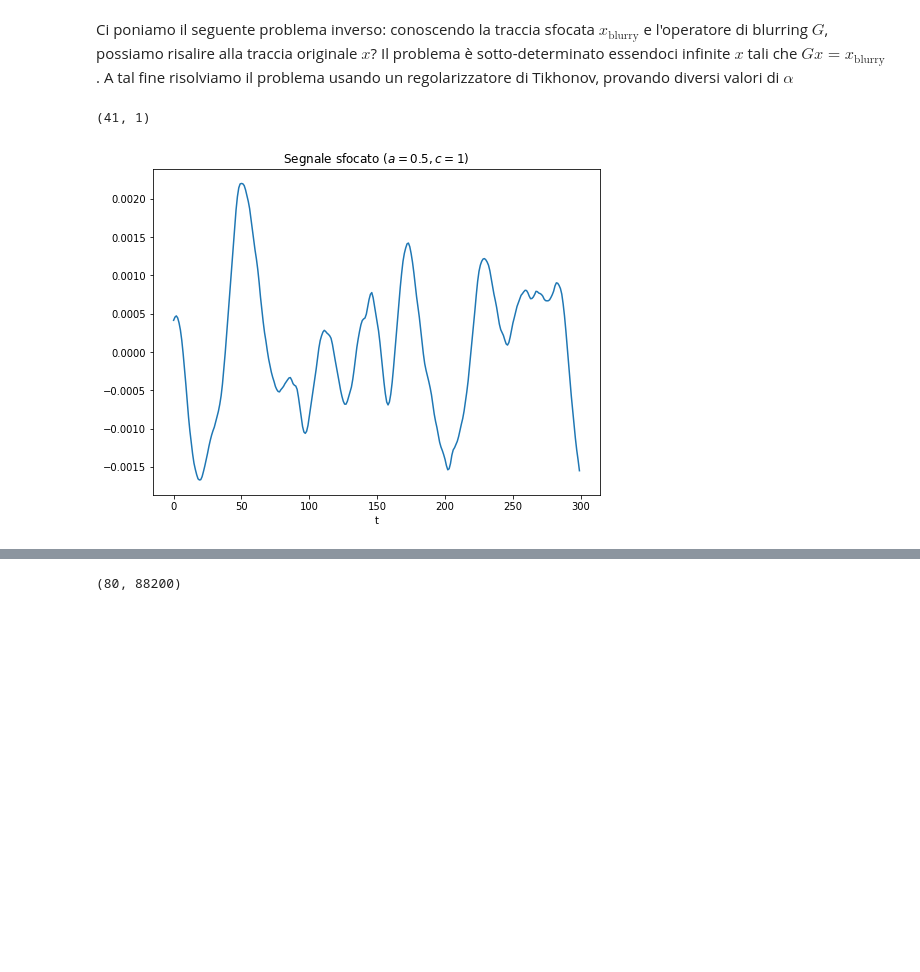
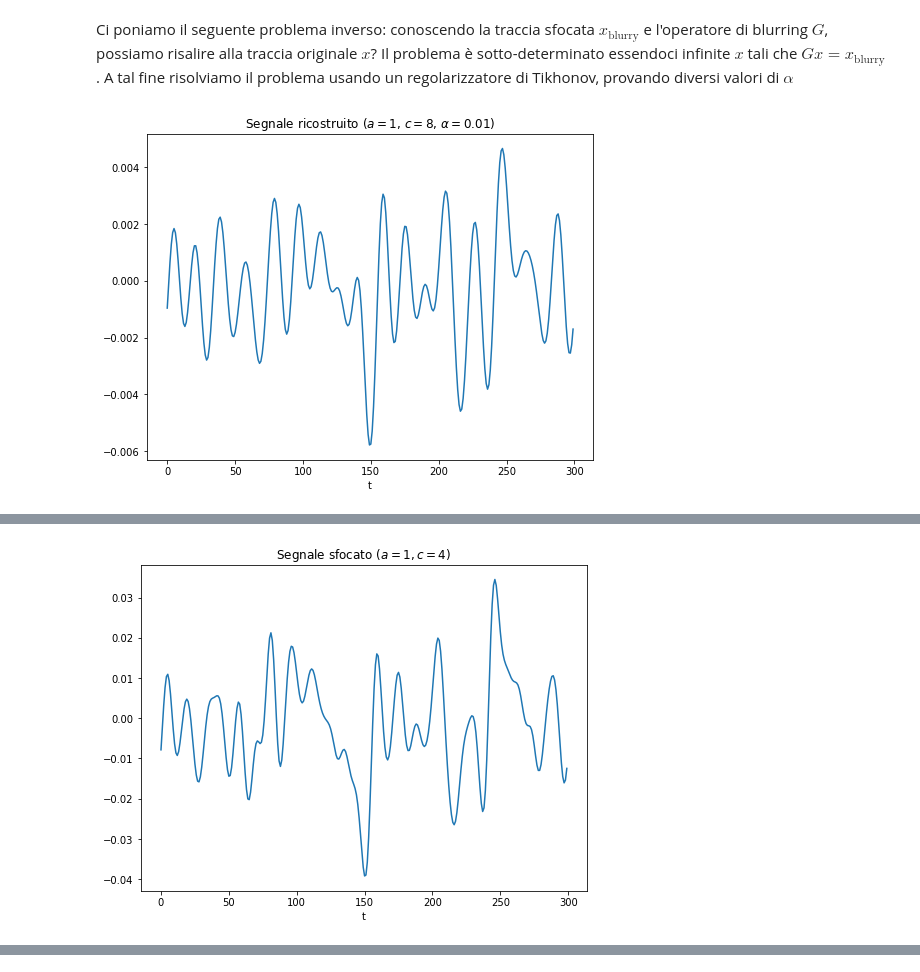
Before and after one commit to erodola/NumMeth-s2-2022, a Jupyter notebook: esercizi/ex3/ex3.ipynb, the cells around one changed output, grey strips where cells are left out. Cells and saved outputs as stored; diff of their text form; code cells hidden in the pictures; blank space fills up the shorter version.

```diff
--- a/esercizi/ex3/ex3.ipynb
+++ b/esercizi/ex3/ex3.ipynb
@@ -222 +253,3 @@ drums_blur = G @ multi_roll(drums)
+# %%
+drums_chunk_blur_c1 = K @ drums_chunk
 # %%
@@ -233,11 +265,17 @@ Osserviamo che il segnale è diventato più *smooth*. Vediamo cosa succede se au
 # %%
 a = 1.
 c = 8.
-G = a*np.exp(-kernel_interval**2/(2*c**2))
+kernel_row = a*np.exp(-kernel_interval**2/(2*c**2))
 
-y_plot = G
+y_plot = kernel_row
 x_plot = kernel_interval
-plot(x_plot, y_plot, title="Kernel Gaussiano (a = 0.5, c = 1)")
+plot(x_plot, y_plot, title="Kernel Gaussiano (a = 1, c = 8)")
 
-G = G[np.newaxis, :]
+kernel_row_shifted = np.roll(kernel_row, shift=-n//2)
+y_plot = kernel_row_shifted
+x_plot = kernel_interval
+plot(x_plot, y_plot, title="Kernel Gaussiano shiftato (a = 1, c = 8)")
+
+K = scipy.linalg.toeplitz(kernel_row_shifted)
+plt.imshow(K)
 # %% [output]
@@ -247 +286,3 @@ drums_blur = G@multi_roll(drums)
+# %%
+drums_chunk_blur_c2 = K@drums_chunk
 # %%
@@ -256,21 +296,24 @@ IPython.display.Audio(drums_blur, rate=sr)
 # %% [markdown]
 Ci poniamo il seguente problema inverso: conoscendo la traccia sfocata $x_{\text{blurry}}$ e l'operatore di blurring $G$, possiamo risalire alla traccia originale $x$? Il problema è sotto-determinato essendoci infinite $x$ tali che $G x = x_{\text{blurry}}$. A tal fine risolviamo il problema usando un regolarizzatore di Tikhonov, provando diversi valori di $\alpha$
 # %%
-x_blurry = drums_blur
+x_blurry = drums_chunk_blur_c2
 
-alpha = 0.1
+alpha = 0.01
 
-x_1 = np.linalg.inv(G.T@G + alpha*np.eye(G.shape[1]))@G.T@x_blurry
-x_1 = x_1[entries//2,:]
+x_1 = np.linalg.inv(K.T@K + alpha*np.eye(K.shape[1]))@K.T@x_blurry
-# %%
-(np.linalg.inv(G.T@G + alpha*np.eye(G.shape[1]))@G.T).shape
-# %% [output]
-(41, 1)
 # %%
-y_plot = x_1[200:500]
+y_plot = x_1
 x_plot = np.arange(y_plot.shape[0])
-plot(x_plot, y_plot, title="Segnale sfocato ($a=0.5, c=1$)")
+plot(x_plot, y_plot, title="Segnale ricostruito ($a=1$, $c=8$, $\\alpha = 0.01$)")
 
-IPython.display.Audio(x_1, rate=sr)
+y_plot = drums_chunk_blur_c1
+x_plot = np.arange(y_plot.shape[0])
+plot(x_plot, y_plot, title="Segnale sfocato ($a=1, c=4$)")
+
+y_plot = drums_chunk
+x_plot = np.arange(y_plot.shape[0])
+plot(x_plot, y_plot, title="Segnale originale")
+
+# IPython.display.Audio(x_1, rate=sr)
 # %% [output]
-[figure, old version]
+[figure, new version]
@@ -277,0 +320 @@ IPython.display.Audio(x_1, rate=sr)
+[figure, added]
@@ -278,4 +321,0 @@ IPython.display.Audio(x_1, rate=sr)
-# %%
-X.shape
-# %% [output]
-(80, 88200)
```
Also changed, not shown: parts of 22 cells of this notebook.
